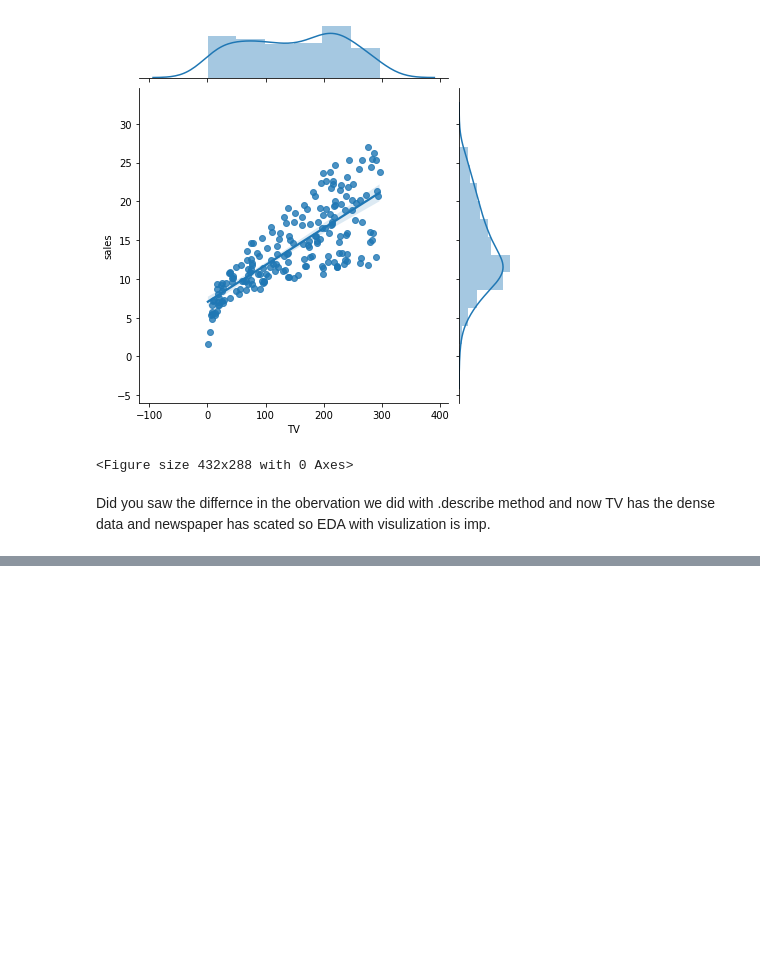
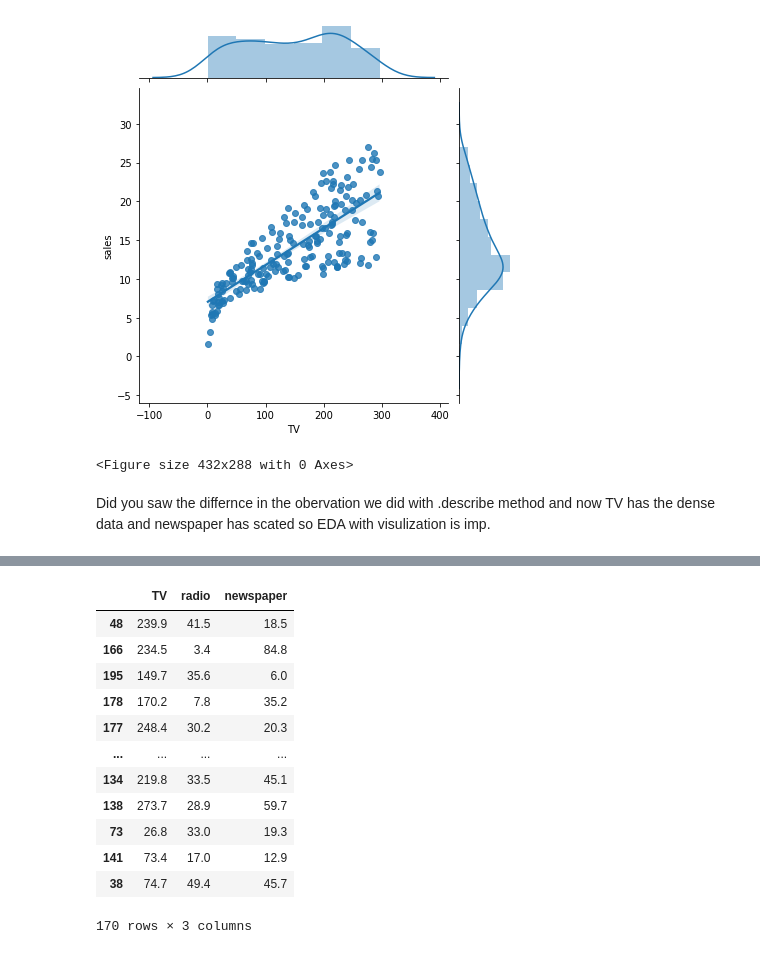
Before and after one commit to IshantWadhwa4/Machine_Learning, a Jupyter notebook: Supervisedlearning/LinReg/LinReg.ipynb, the cells around one changed output, grey strips where cells are left out. Drawn from its saved outputs; the diff is of its cells as text; code cells hidden in the pictures; blank space fills up the shorter version.

```diff
--- a/Supervisedlearning/LinReg/LinReg.ipynb
+++ b/Supervisedlearning/LinReg/LinReg.ipynb
@@ -101,0 +128,16 @@ Did you saw the differnce in the obervation we did with .describe method and now
+# %%
+X_train
+# %% [output]
+|  | TV | radio | newspaper |
+| 48 | 239.9 | 41.5 | 18.5 |
+| 166 | 234.5 | 3.4 | 84.8 |
+| 195 | 149.7 | 35.6 | 6.0 |
+| 178 | 170.2 | 7.8 | 35.2 |
+| 177 | 248.4 | 30.2 | 20.3 |
+| ... | ... | ... | ... |
+| 134 | 219.8 | 33.5 | 45.1 |
+| 138 | 273.7 | 28.9 | 59.7 |
+| 73 | 26.8 | 33.0 | 19.3 |
+| 141 | 73.4 | 17.0 | 12.9 |
+| 38 | 74.7 | 49.4 | 45.7 |
+170 rows × 3 columns
```
Also changed, not shown: parts of 27 cells of this notebook.
